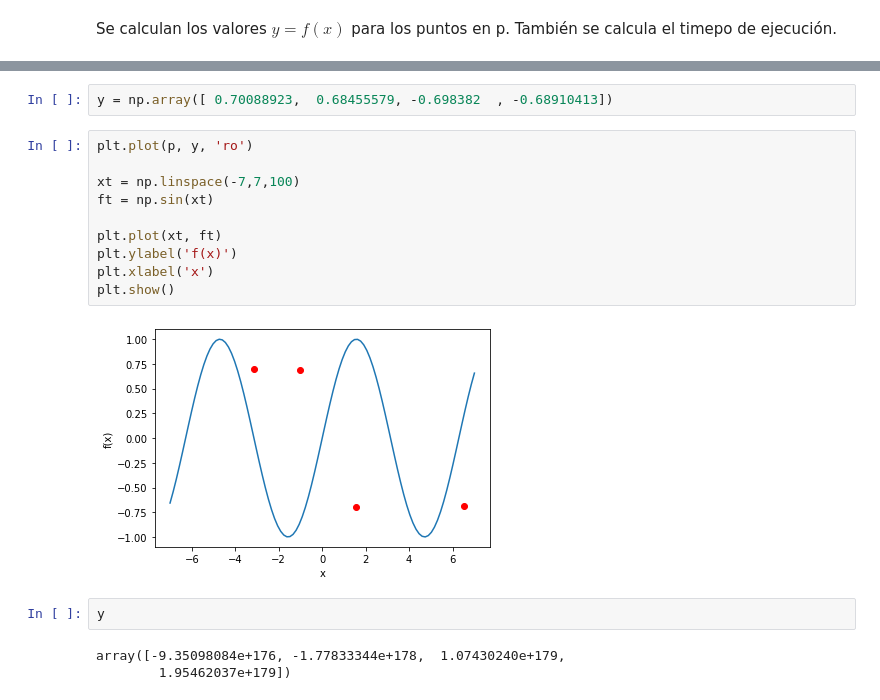
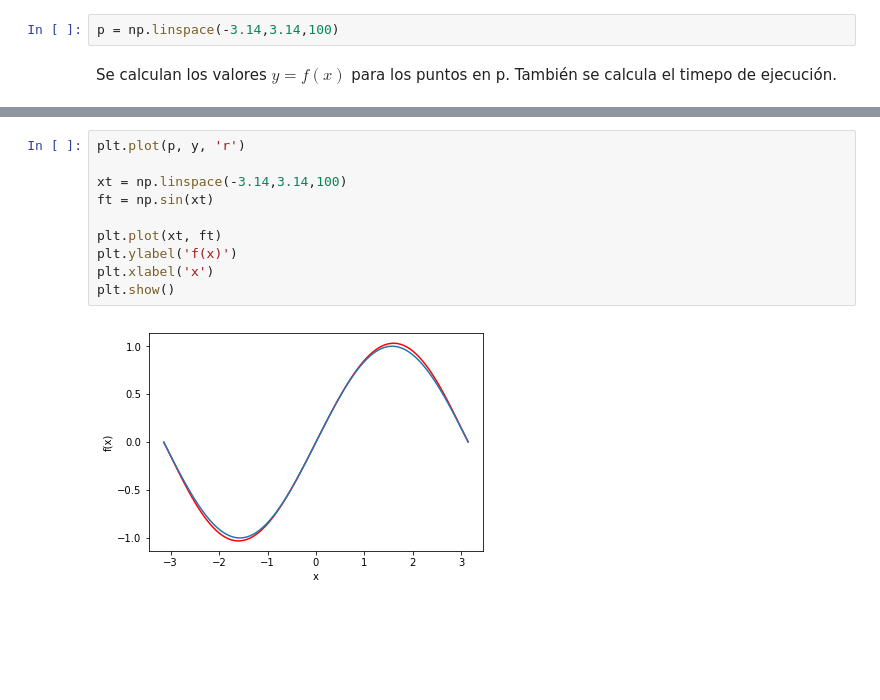
Before and after one commit to IsaacRodgz/Numerical-Methods, a Jupyter notebook: swig_example/interpolation_example/Interpolation.ipynb, the cells around one changed output, grey strips where cells are left out. Drawn from its saved outputs; the diff is of its cells as text; blank space fills up the shorter version.

```diff
--- a/swig_example/interpolation_example/Interpolation.ipynb
+++ b/swig_example/interpolation_example/Interpolation.ipynb
@@ -73,3 +71,5 @@ p = np.array([-3.1415, -1, 1.57075, 6.5])
+# %%
+p = np.linspace(-3.14,3.14,100)
 # %% [markdown]
 Se calculan los valores $y = f(x)$ para los puntos en p. También se calcula el timepo de ejecución.
 # %%
@@ -80,19 +80,12 @@ Wall time: 17.6 µs
-# %%
-y = np.array([ 0.70088923,  0.68455579, -0.698382  , -0.68910413])
 # %%
-plt.plot(p, y, 'ro')
+plt.plot(p, y, 'r')
 
-xt = np.linspace(-7,7,100)
+xt = np.linspace(-3.14,3.14,100)
 ft = np.sin(xt)
 
 plt.plot(xt, ft)
 plt.ylabel('f(x)')
 plt.xlabel('x')
 plt.show()
 # %% [output]
-[figure, old version]
+[figure, new version]
-# %%
-y
-# %% [output]
-array([-9.35098084e+176, -1.77833344e+178,  1.07430240e+179,
-        1.95462037e+179])
```
Also changed, not shown: parts of 7 cells of this notebook, 2 other files.
